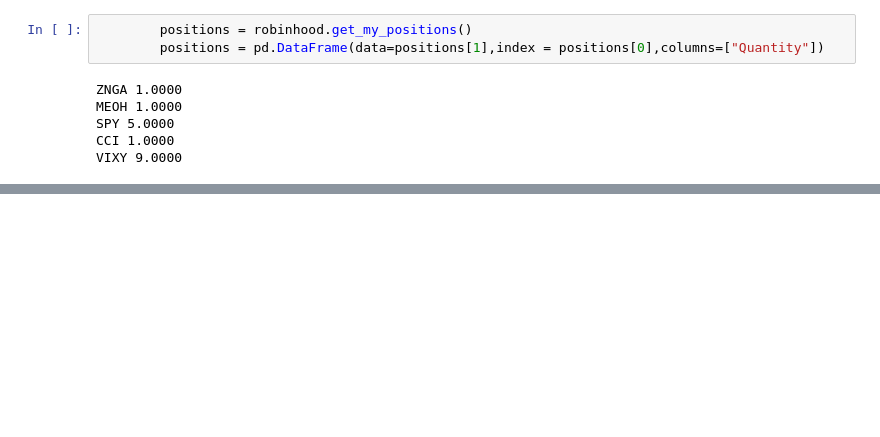
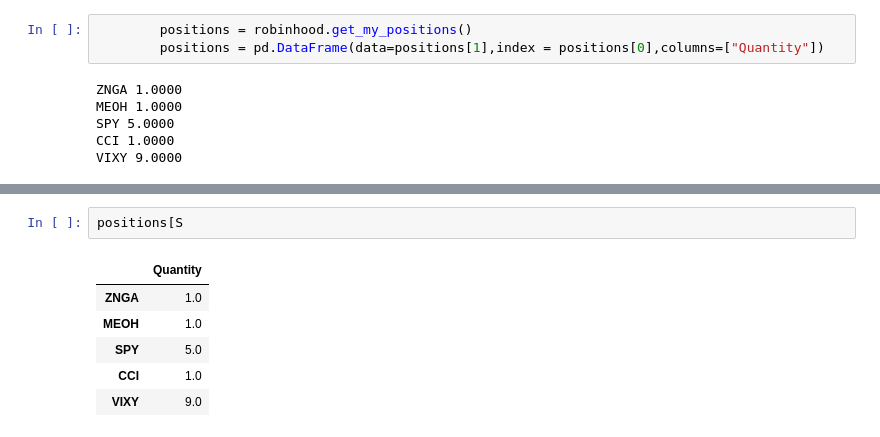
Before and after one commit to doudoujia/My_Trader, a Jupyter notebook: Untitled.ipynb, the cells around one changed output, grey strips where cells are left out. Drawn from its saved outputs; the diff is of its cells as text; blank space fills up the shorter version.

```diff
--- a/Untitled.ipynb
+++ b/Untitled.ipynb
@@ -63,0 +71,9 @@ Name: VIXY, dtype: float64
+# %%
+positions[S
+# %% [output]
+|  | Quantity |
+| ZNGA | 1.0 |
+| MEOH | 1.0 |
+| SPY | 5.0 |
+| CCI | 1.0 |
+| VIXY | 9.0 |
```
Also changed, not shown: parts of 5 cells of this notebook, 4 other files.
